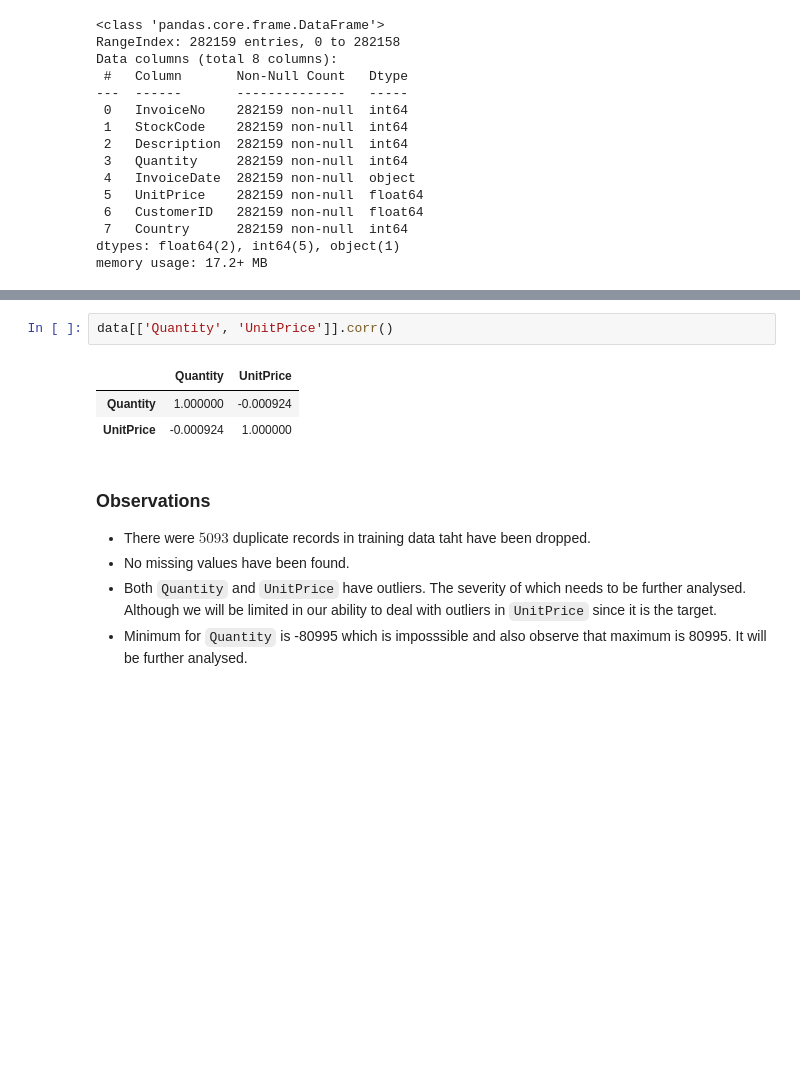
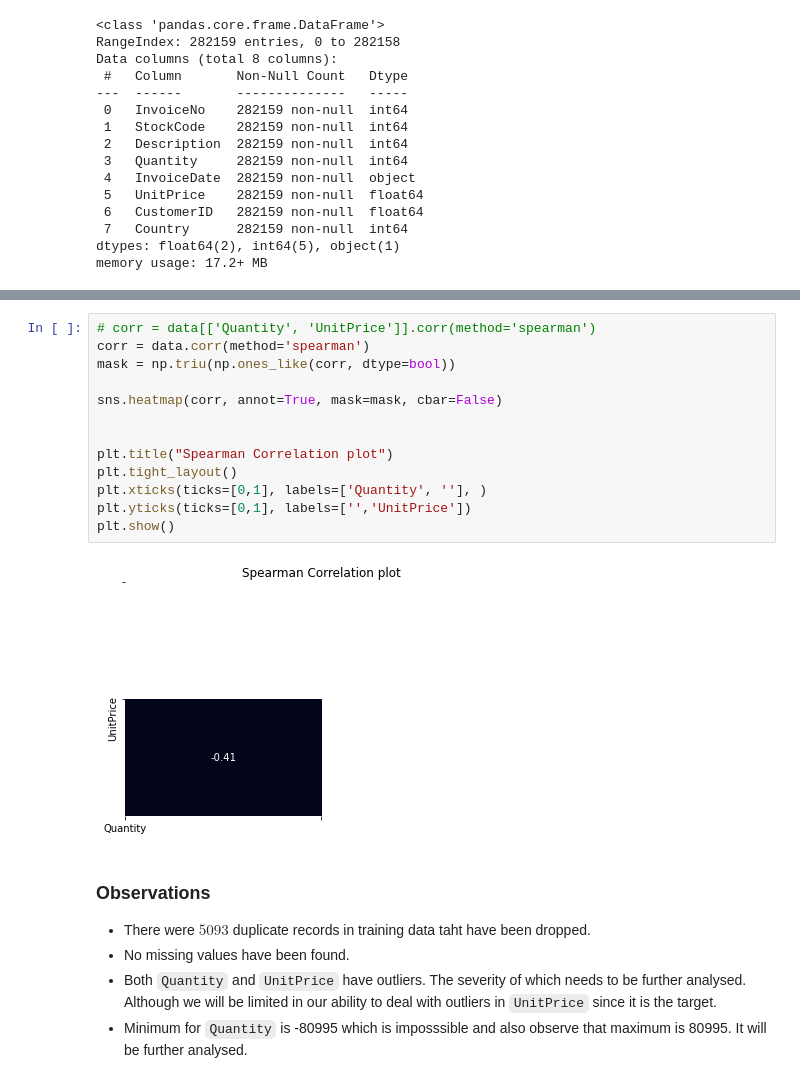
Before and after one commit to gunnerVivek/Foretelling-Retail-price-using-Multivariate-Regression, a Jupyter notebook: analysis.ipynb, the cells around one changed output, grey strips where cells are left out. Drawn from its saved outputs; the diff is of its cells as text; blank space fills up the shorter version.

```diff
--- a/analysis.ipynb
+++ b/analysis.ipynb
@@ -110,12 +109,21 @@ data.describe()
 | 50% | 5.000000 | 1.950000 |
 | 75% | 12.000000 | 3.750000 |
 | max | 80995.000000 | 38970.000000 |
-# %%
-data[['Quantity', 'UnitPrice']].corr()
-# %% [output]
-|  | Quantity | UnitPrice |
-| Quantity | 1.000000 | -0.000924 |
-| UnitPrice | -0.000924 | 1.000000 |
+# %%
+# corr = data[['Quantity', 'UnitPrice']].corr(method='spearman')
+corr = data.corr(method='spearman')
+mask = np.triu(np.ones_like(corr, dtype=bool))
+
+sns.heatmap(corr, annot=True, mask=mask, cbar=False)
+
+
+plt.title("Spearman Correlation plot")
+plt.tight_layout()
+plt.xticks(ticks=[0,1], labels=['Quantity', ''], )
+plt.yticks(ticks=[0,1], labels=['','UnitPrice'])
+plt.show()
+# %% [output]
+[figure, added]
 # %% [markdown]
 ### Observations
 
```
Also changed, not shown: parts of 13 cells of this notebook.
